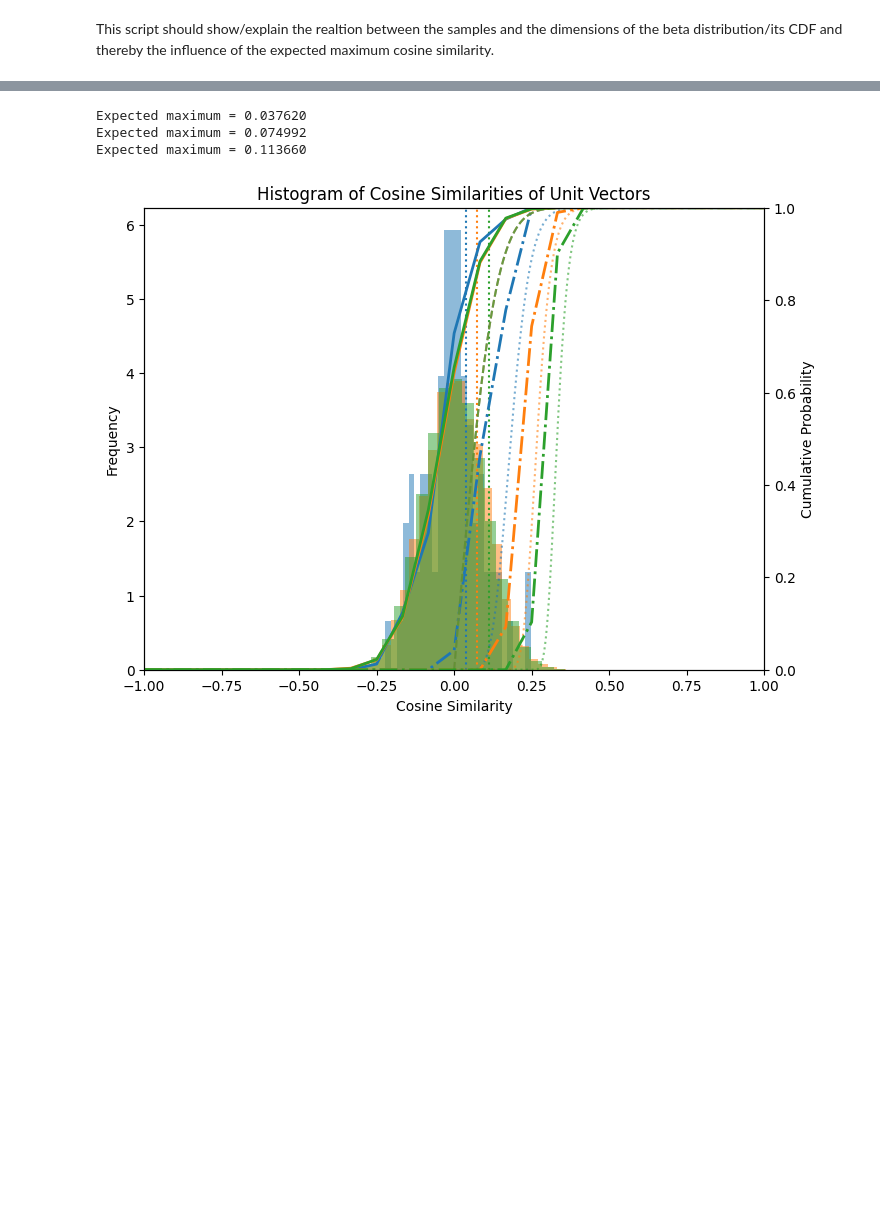
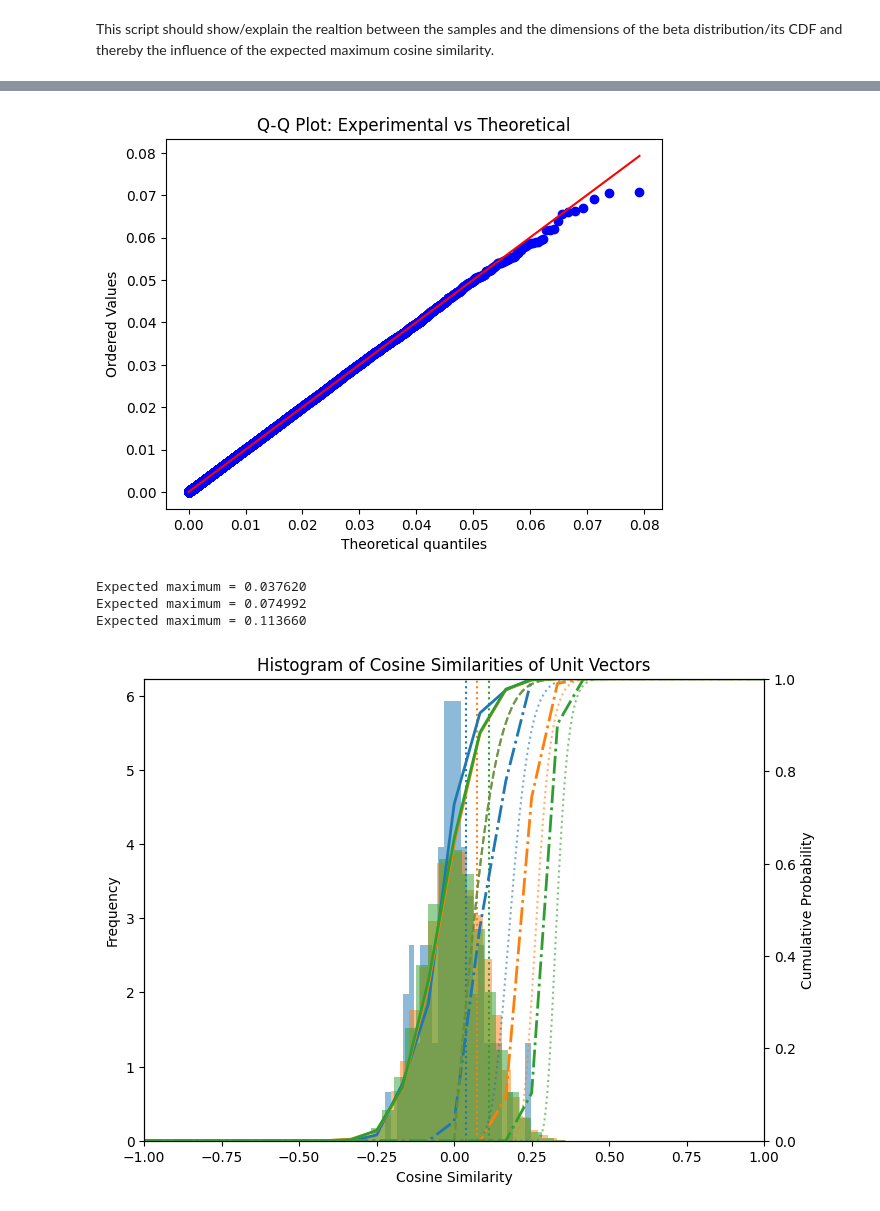
Before and after one commit to Johanna-Engeln/masterthesis_velocity, a Jupyter notebook: script/0707_incompleteBeta.ipynb, the cells around one changed output, grey strips where cells are left out. Cells and saved outputs as stored; diff of their text form; code cells hidden in the pictures; blank space fills up the shorter version.

```diff
--- a/script/0707_incompleteBeta.ipynb
+++ b/script/0707_incompleteBeta.ipynb
@@ -80,0 +78,6 @@ Expected maximum = 0.039097
+# %%
+stats.probplot(beta_like, dist=stats.beta, sparams=(a, b), plot=plt)
+plt.title("Q-Q Plot: Experimental vs Theoretical")
+plt.show()
+# %% [output]
+[figure, added]
```
Also changed, not shown: parts of 6 cells of this notebook, 1 other file.
